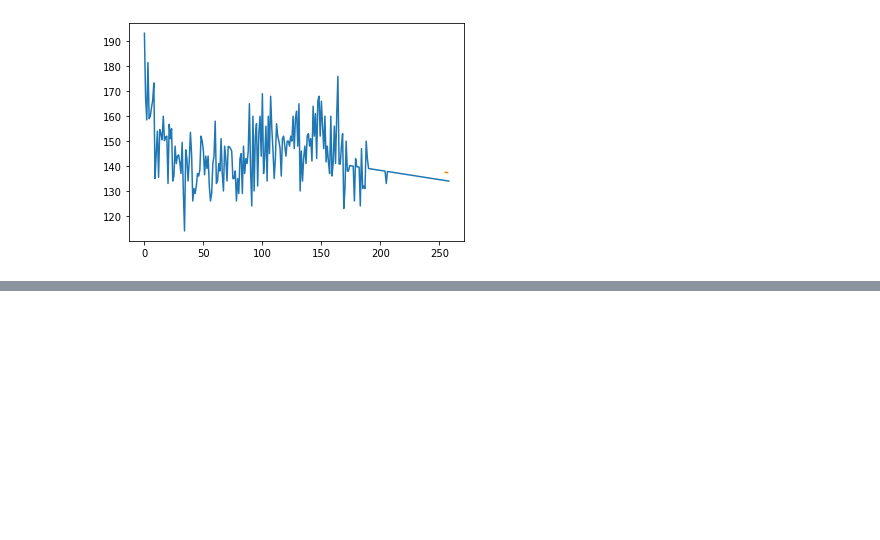
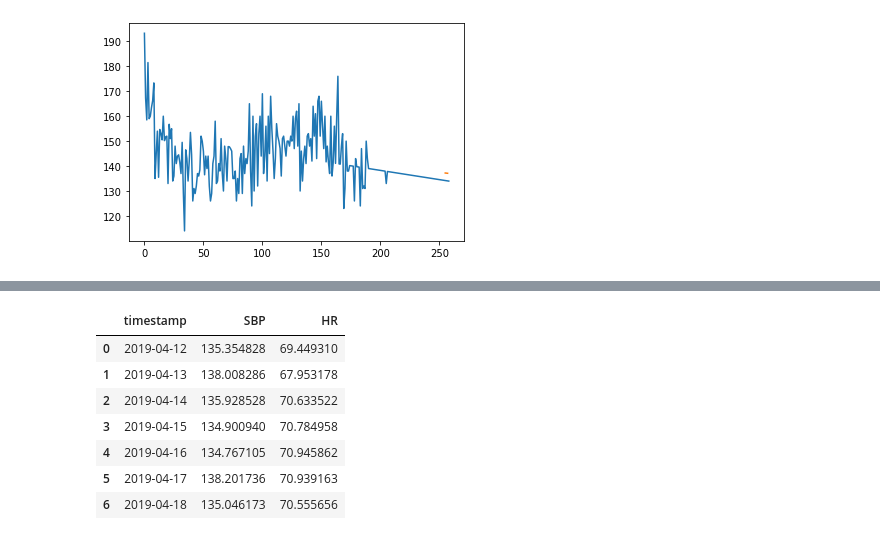
Before and after one commit to PKing70/Sentinel, a Jupyter notebook: LSTM/mylstm.ipynb, the cells around one changed output, grey strips where cells are left out. Cells and saved outputs as stored; diff of their text form; code cells hidden in the pictures; blank space fills up the shorter version.

```diff
--- a/LSTM/mylstm.ipynb
+++ b/LSTM/mylstm.ipynb
@@ -388,0 +558,12 @@ yhat:  [[0.30374134 0.30608746 0.3052766  0.3067553  0.30741012 0.30707458
+# %%
+tP = tP.assign(HR=tPHR.loc[:, ['HR']])
+tP
+# %% [output]
+|  | timestamp | SBP | HR |
+| 0 | 2019-04-12 | 135.354828 | 69.449310 |
+| 1 | 2019-04-13 | 138.008286 | 67.953178 |
+| 2 | 2019-04-14 | 135.928528 | 70.633522 |
+| 3 | 2019-04-15 | 134.900940 | 70.784958 |
+| 4 | 2019-04-16 | 134.767105 | 70.945862 |
+| 5 | 2019-04-17 | 138.201736 | 70.939163 |
+| 6 | 2019-04-18 | 135.046173 | 70.555656 |
```
Also changed, not shown: parts of 41 cells of this notebook.
